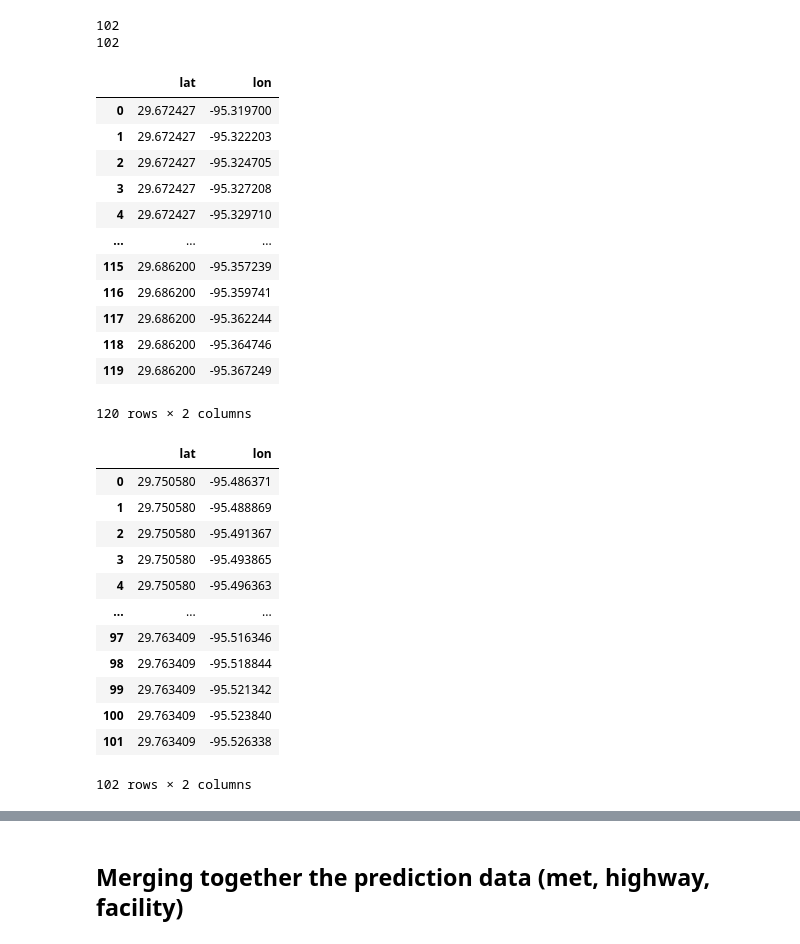
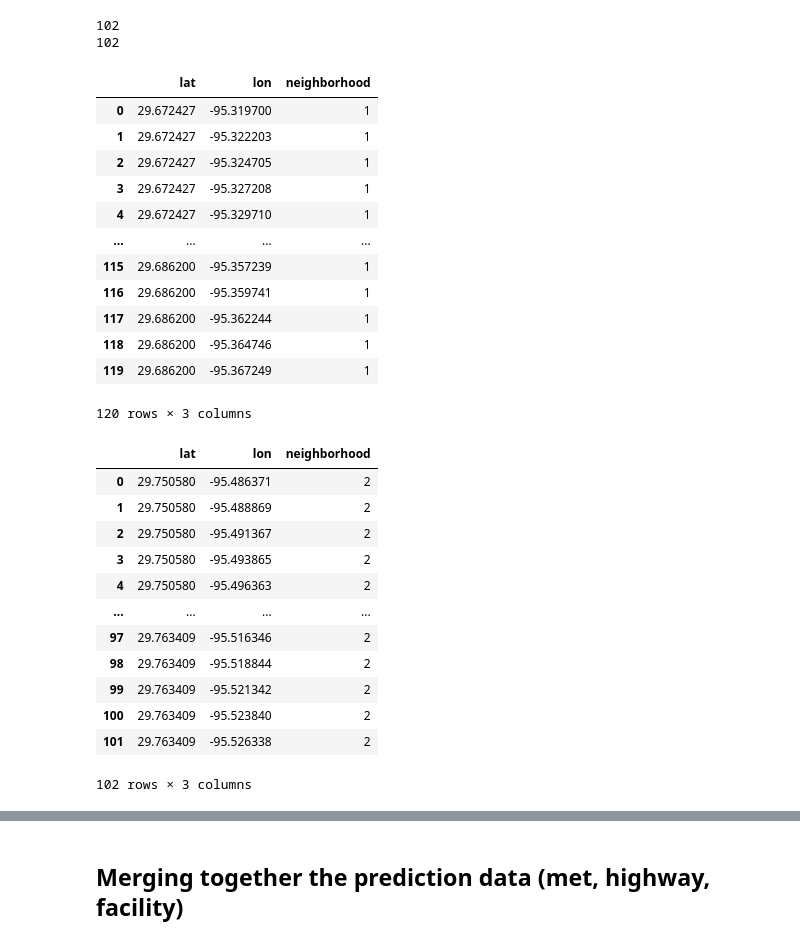
Before and after one commit to v4vigtory/Hyperlocal-Air-Quality-Prediction-in-Houston-neighborhoods, a Jupyter notebook: notebooks/models/prediction.ipynb, the cells around one changed output, grey strips where cells are left out. Drawn from its saved outputs; the diff is of its cells as text; code cells hidden in the pictures.

```diff
--- a/notebooks/models/prediction.ipynb
+++ b/notebooks/models/prediction.ipynb
@@ -86,39 +86,41 @@ n2_dict = {"lat": lats, "lon": lons}
 # %%
 df_n1 = pd.DataFrame(n1_dict)
 df_n1 = df_n1.round(6)
+df_n1["neighborhood"] = 1
 df_n1
 # %% [output]
-|  | lat | lon |
-| 0 | 29.672427 | -95.319700 |
-| 1 | 29.672427 | -95.322203 |
-| 2 | 29.672427 | -95.324705 |
-| 3 | 29.672427 | -95.327208 |
-| 4 | 29.672427 | -95.329710 |
-| ... | ... | ... |
-| 115 | 29.686200 | -95.357239 |
-| 116 | 29.686200 | -95.359741 |
-| 117 | 29.686200 | -95.362244 |
-| 118 | 29.686200 | -95.364746 |
-| 119 | 29.686200 | -95.367249 |
+|  | lat | lon | neighborhood |
+| 0 | 29.672427 | -95.319700 | 1 |
+| 1 | 29.672427 | -95.322203 | 1 |
+| 2 | 29.672427 | -95.324705 | 1 |
+| 3 | 29.672427 | -95.327208 | 1 |
+| 4 | 29.672427 | -95.329710 | 1 |
+| ... | ... | ... | ... |
+| 115 | 29.686200 | -95.357239 | 1 |
+| 116 | 29.686200 | -95.359741 | 1 |
+| 117 | 29.686200 | -95.362244 | 1 |
+| 118 | 29.686200 | -95.364746 | 1 |
+| 119 | 29.686200 | -95.367249 | 1 |
-120 rows × 2 columns
+120 rows × 3 columns
 # %%
 df_n2 = pd.DataFrame(n2_dict)
 df_n2 = df_n2.round(6)
+df_n2["neighborhood"] = 2
 df_n2
 # %% [output]
-|  | lat | lon |
-| 0 | 29.750580 | -95.486371 |
-| 1 | 29.750580 | -95.488869 |
-| 2 | 29.750580 | -95.491367 |
-| 3 | 29.750580 | -95.493865 |
-| 4 | 29.750580 | -95.496363 |
-| ... | ... | ... |
-| 97 | 29.763409 | -95.516346 |
-| 98 | 29.763409 | -95.518844 |
-| 99 | 29.763409 | -95.521342 |
-| 100 | 29.763409 | -95.523840 |
-| 101 | 29.763409 | -95.526338 |
+|  | lat | lon | neighborhood |
+| 0 | 29.750580 | -95.486371 | 2 |
+| 1 | 29.750580 | -95.488869 | 2 |
+| 2 | 29.750580 | -95.491367 | 2 |
+| 3 | 29.750580 | -95.493865 | 2 |
+| 4 | 29.750580 | -95.496363 | 2 |
+| ... | ... | ... | ... |
+| 97 | 29.763409 | -95.516346 | 2 |
+| 98 | 29.763409 | -95.518844 | 2 |
+| 99 | 29.763409 | -95.521342 | 2 |
+| 100 | 29.763409 | -95.523840 | 2 |
+| 101 | 29.763409 | -95.526338 | 2 |
-102 rows × 2 columns
+102 rows × 3 columns
 # %%
 df_predict = df_n1.append(df_n2)
 df_predict
```
Also changed, not shown: parts of 13 cells of this notebook.
